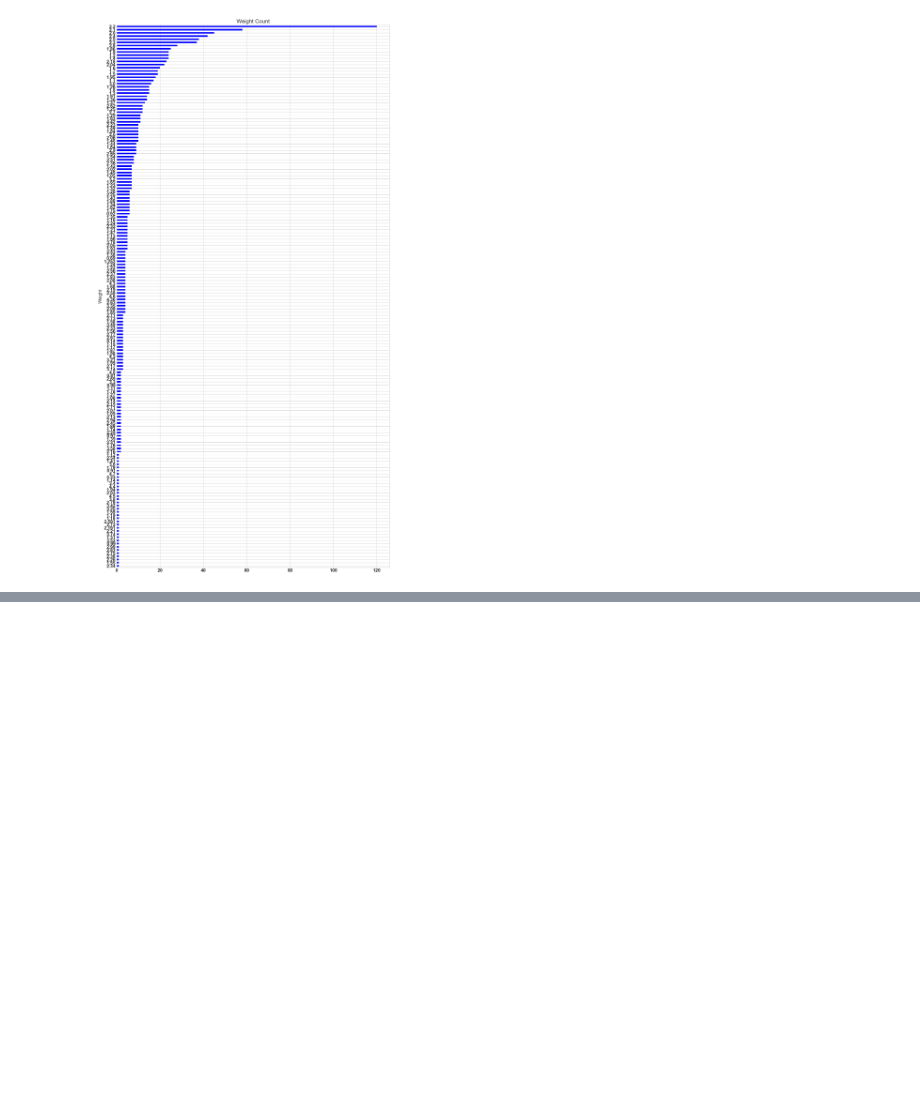
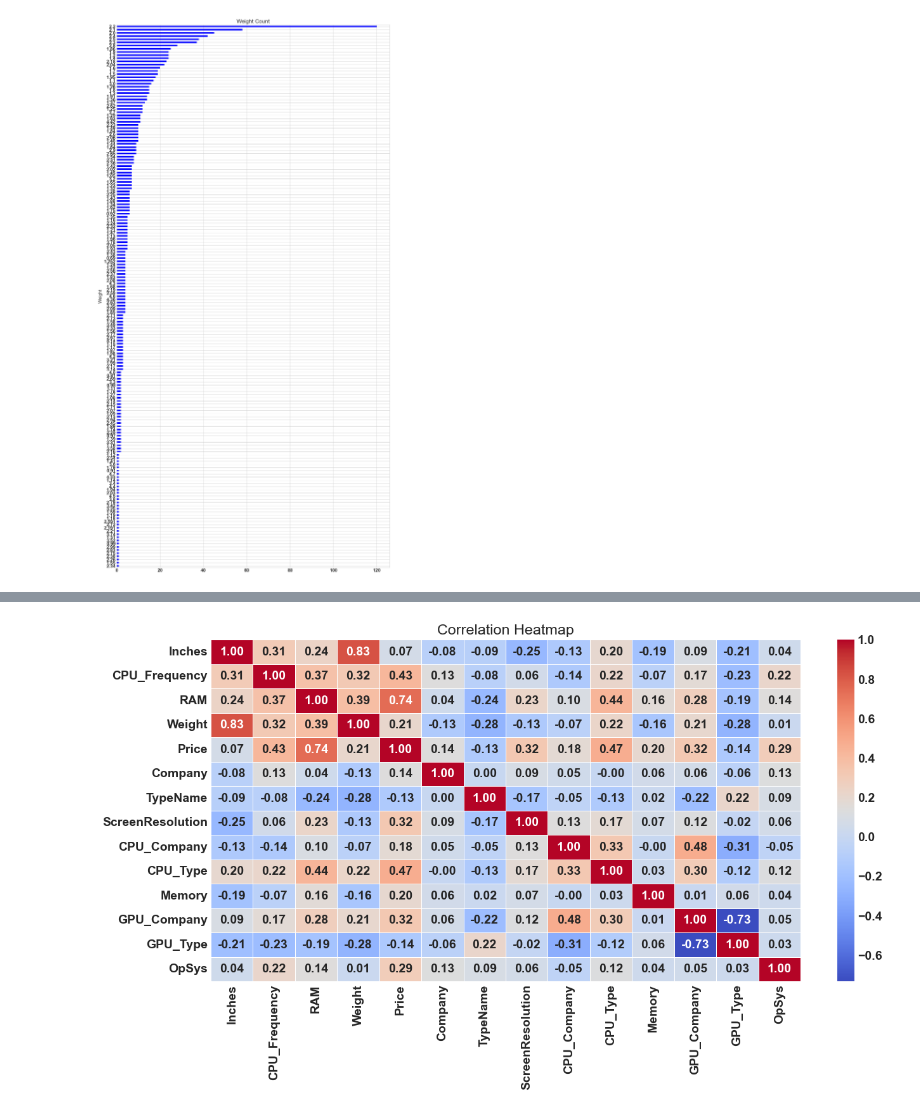
Before and after one commit to OfentseMasekwameng/OfentseMasekwameng, a Jupyter notebook: main.ipynb, the cells around one changed output, grey strips where cells are left out. Saved outputs shown, nothing was run; the diff lists cells and outputs as text; code cells hidden in the pictures; blank space fills up the shorter version.

```diff
--- a/main.ipynb
+++ b/main.ipynb
@@ -220,0 +347,18 @@ plt.savefig('graphimages/weight.png')
+# %%
+num_columns = numerical_columns
+cat_columns = categorical_columns  # If you are using LabelEncoder
+columns = num_columns + cat_columns  # Adjust based on what you used for encoding
+
+# Create a DataFrame with appropriate column names
+transformed_df = pd.DataFrame(transformed, columns=columns)
+
+# Compute the correlation matrix
+corr_matrix = transformed_df.corr()
+
+# Create the heatmap
+plt.figure(figsize=(15, 7))
+sns.heatmap(corr_matrix, annot=True, cmap='coolwarm', fmt='.2f', linewidths=0.5)
+plt.title('Correlation Heatmap')
+plt.show()
+# %% [output]
+[figure, added]
```
Also changed, not shown: parts of 14 cells of this notebook, 14 other files.
